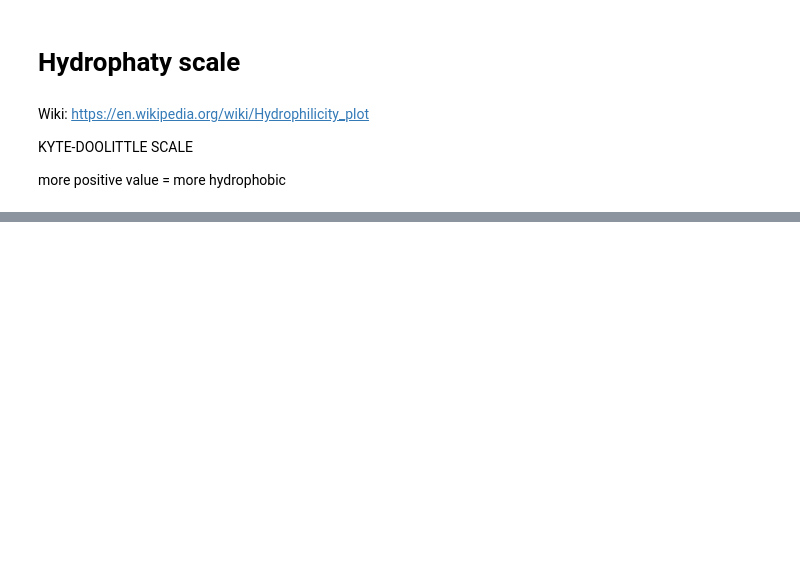
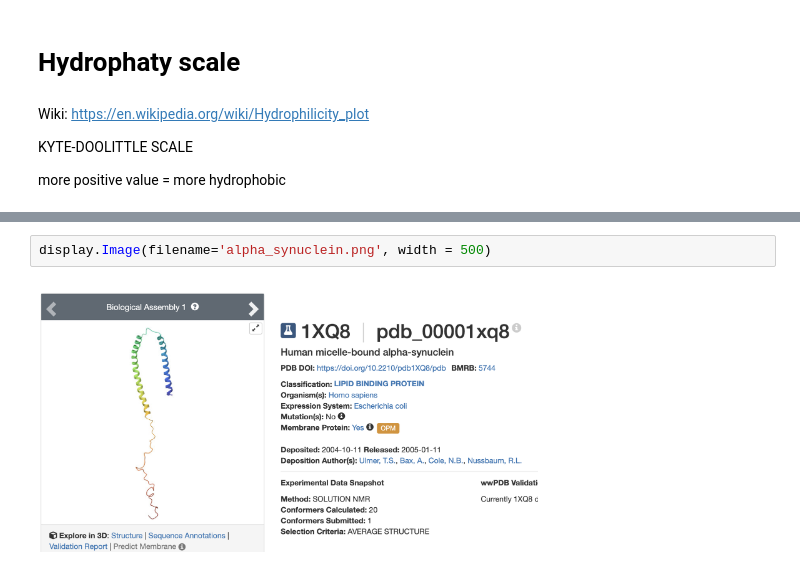
Before and after one commit to miriamzara/Biological_Datasets, a Jupyter notebook: homeworks/task_1.ipynb, the cells around one changed output, grey strips where cells are left out. Cells and saved outputs as stored; diff of their text form; blank space fills up the shorter version.

```diff
--- a/homeworks/task_1.ipynb
+++ b/homeworks/task_1.ipynb
@@ -380,0 +487,4 @@ query_m has long uninterrupted regions of polar residues, while in query_a there
+# %%
+display.Image(filename='alpha_synuclein.png', width = 500)
+# %% [output]
+[figure, added]
```
Also changed, not shown: parts of 12 cells of this notebook, 2 other files.
